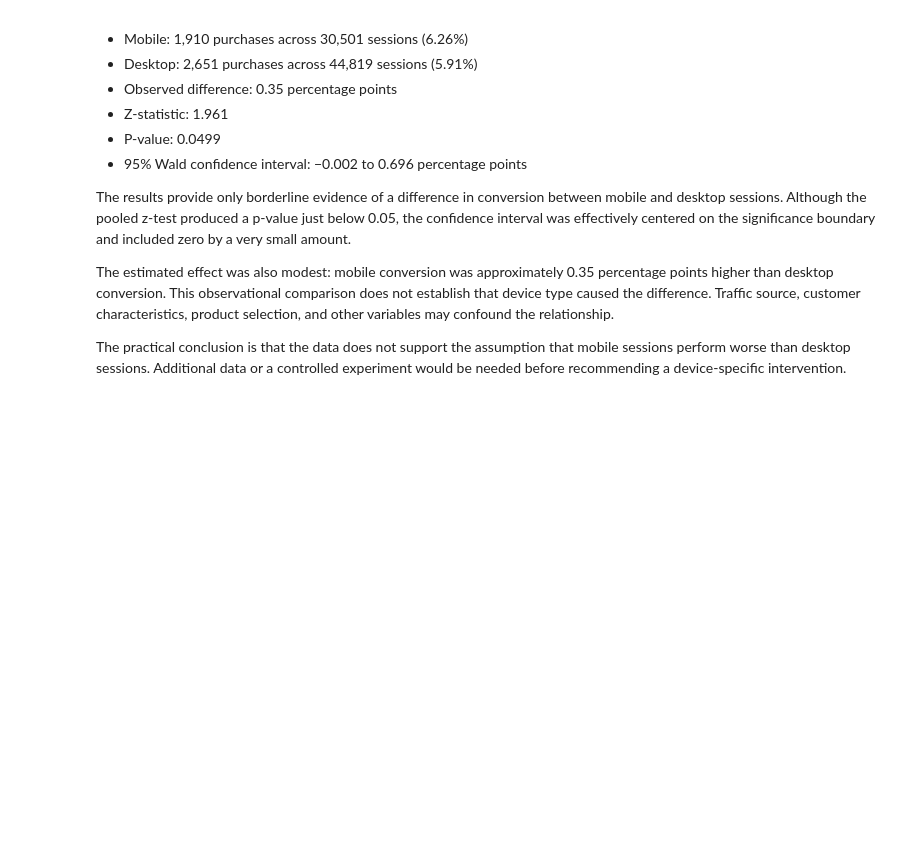
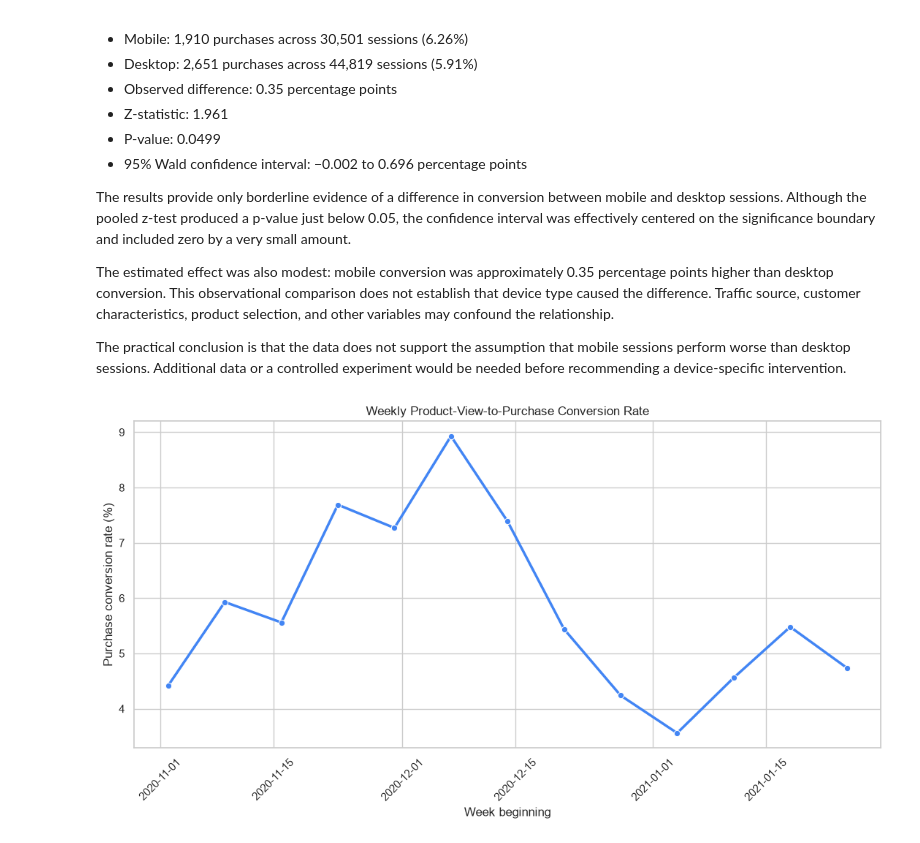
Before and after one commit to JasonValade/google-store-funnel-analysis, a Jupyter notebook: notebooks/01_statistical_analysis.ipynb, the cells around one changed output. Saved outputs shown, nothing was run; the diff lists cells and outputs as text; code cells hidden in the pictures; blank space fills up the shorter version.

Commit message:
Add validated product and weekly conversion analyses

```diff
--- a/notebooks/01_statistical_analysis.ipynb
+++ b/notebooks/01_statistical_analysis.ipynb
@@ -115,3 +115,63 @@ The practical conclusion is that the data does not support the assumption
 that mobile sessions perform worse than desktop sessions. Additional data
 or a controlled experiment would be needed before recommending a
 device-specific intervention.
+# %%
+from pathlib import Path
+
+import pandas as pd
+import matplotlib.pyplot as plt
+import seaborn as sns
+
+possible_paths = [
+    Path("data/processed/demo/weekly_conversion.csv"),
+    Path("../data/processed/demo/weekly_conversion.csv"),
+]
+
+weekly_path = next(path for path in possible_paths if path.exists())
+weekly = pd.read_csv(weekly_path)
+
+weekly["week_start"] = pd.to_datetime(weekly["week_start"])
+
+# Exclude the first partial week.
+weekly_complete = weekly[
+    weekly["week_start"] >= "2020-11-02"
+].copy()
+
+sns.set_theme(style="whitegrid")
+
+plt.figure(figsize=(11, 6))
+
+sns.lineplot(
+    data=weekly_complete,
+    x="week_start",
+    y="purchase_conversion_rate",
+    marker="o",
+    linewidth=2.5,
+    color="#4285F4",
+)
+
+plt.title("Weekly Product-View-to-Purchase Conversion Rate")
+plt.xlabel("Week beginning")
+plt.ylabel("Purchase conversion rate (%)")
+plt.xticks(rotation=45)
+plt.tight_layout()
+
+images_directory = (
+    Path("../images")
+    if Path("../images").exists()
+    else Path("images")
+)
+
+images_directory.mkdir(exist_ok=True)
+
+plt.savefig(
+    images_directory / "weekly_conversion_trend.png",
+    dpi=300,
+    bbox_inches="tight",
+)
+
+plt.show()
+
+plt.show()
+# %% [output]
+[figure, added]
```
Also changed, not shown: 5 other files.
